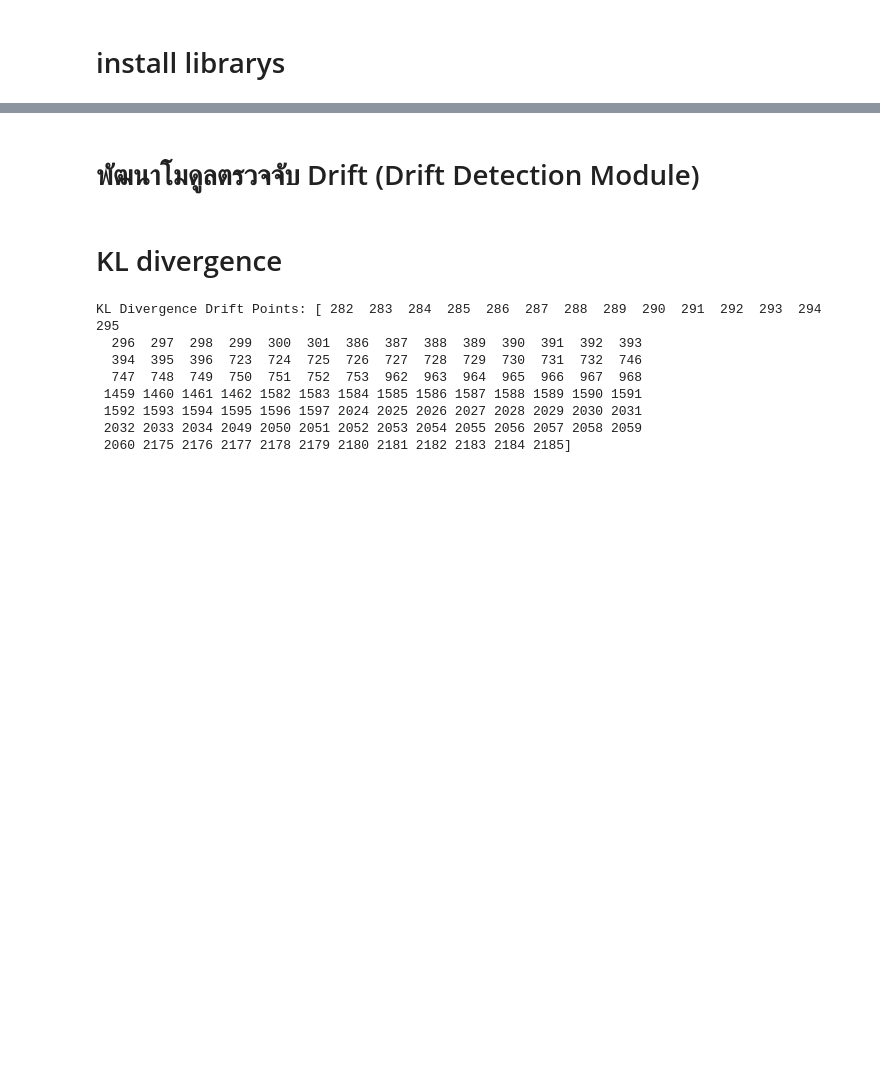
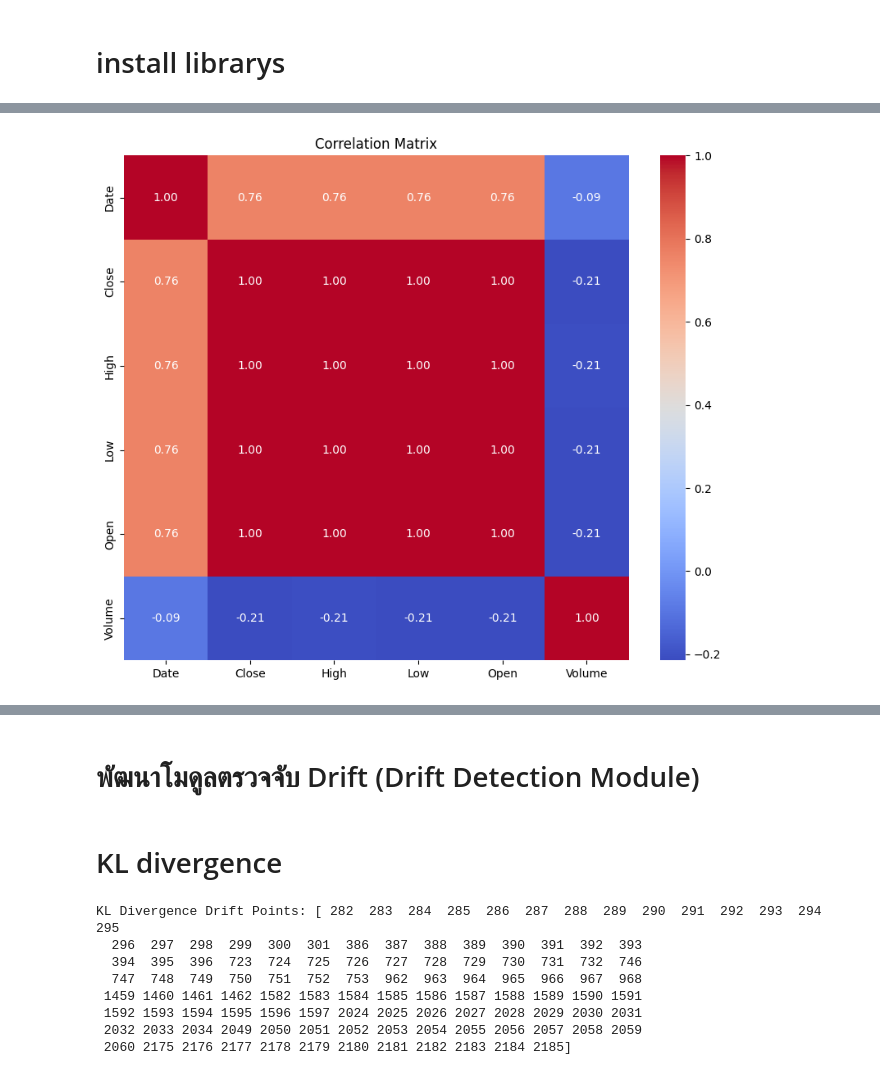
Before and after one commit to Prapakorn23/drift-cv-forecasting, a Jupyter notebook: Forecasting.ipynb, the cells around one changed output, grey strips where cells are left out. Saved outputs shown, nothing was run; the diff lists cells and outputs as text; code cells hidden in the pictures; blank space fills up the shorter version.

```diff
--- a/Forecasting.ipynb
+++ b/Forecasting.ipynb
@@ -14,0 +60,14 @@ from scipy.stats import entropy
+# %%
+# Calculate the correlation matrix
+corr = data.corr()
+
+# Set up the matplotlib figure
+plt.figure(figsize=(10, 8))
+
+# Draw the heatmap
+sns.heatmap(corr, annot=True, cmap='coolwarm', fmt=".2f", square=True)
+
+plt.title("Correlation Matrix")
+plt.show()
+# %% [output]
+[figure, added]
```
Also changed, not shown: parts of 15 cells of this notebook.
